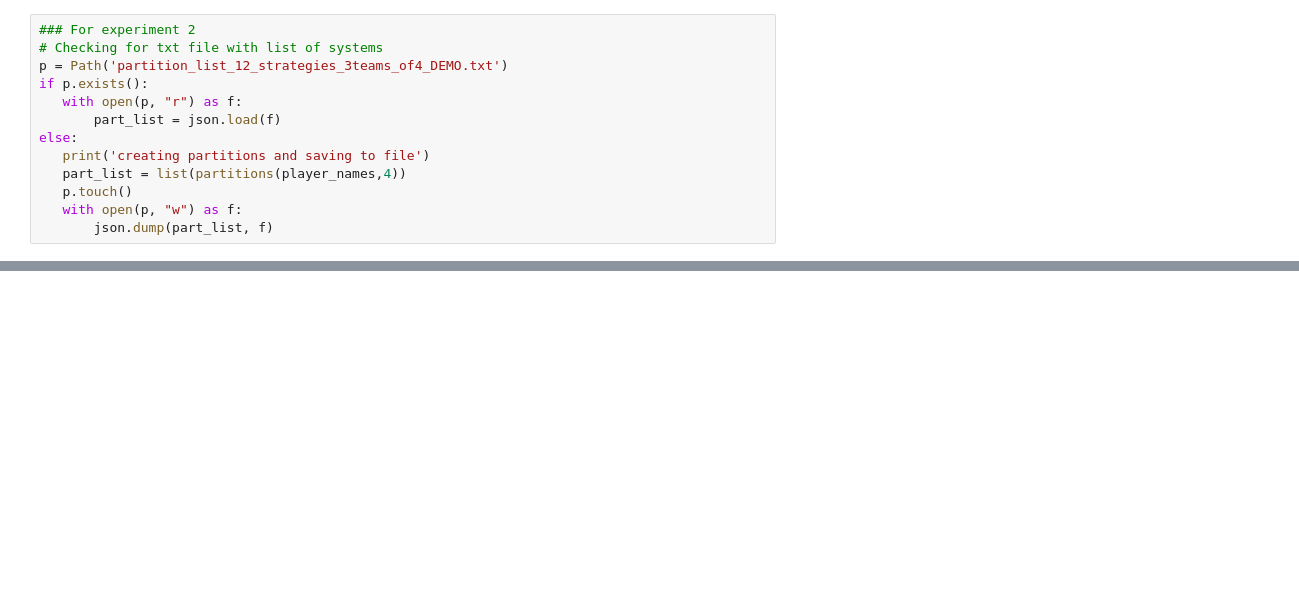
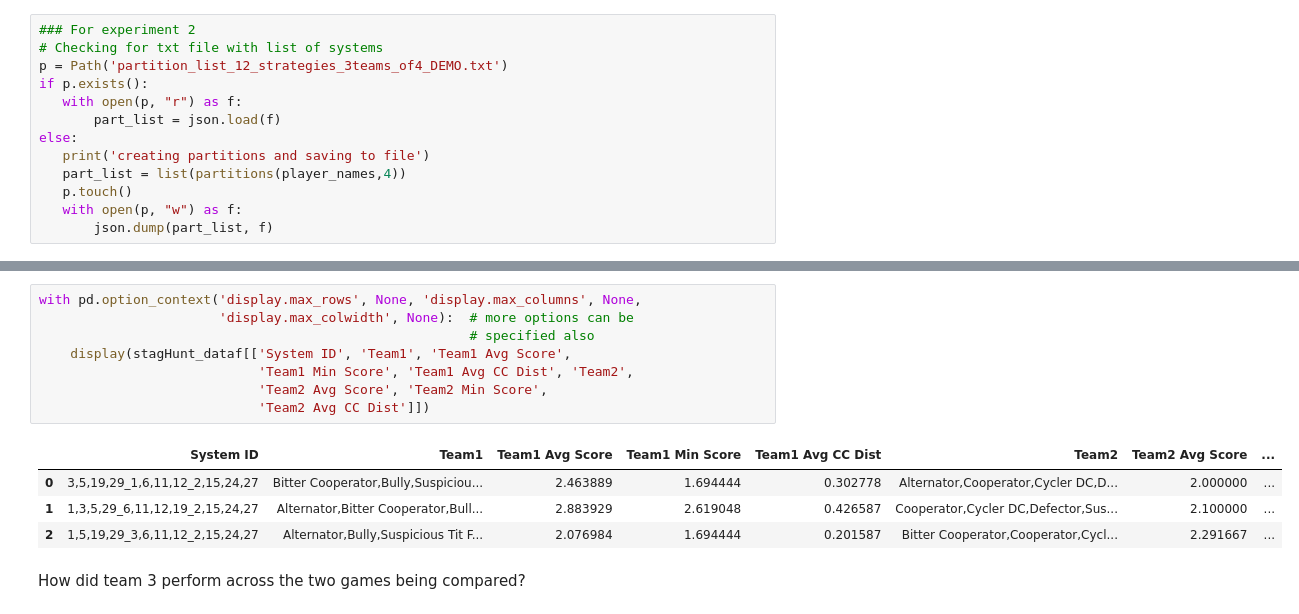
Before and after one commit to fatemehghaffari/PrisonersDilemma, a Jupyter notebook: DeterministicStrategyExperiments.ipynb, the cells around one changed output, grey strips where cells are left out. Drawn from its saved outputs; the diff is of its cells as text; blank space fills up the shorter version.

```diff
--- a/DeterministicStrategyExperiments.ipynb
+++ b/DeterministicStrategyExperiments.ipynb
@@ -90,0 +256,15 @@ print("--- %s seconds ---" % (time.time() - start_time))
+# %%
+with pd.option_context('display.max_rows', None, 'display.max_columns', None,
+                       'display.max_colwidth', None):  # more options can be
+                                                       # specified also
+    display(stagHunt_dataf[['System ID', 'Team1', 'Team1 Avg Score',
+                            'Team1 Min Score', 'Team1 Avg CC Dist', 'Team2',
+                            'Team2 Avg Score', 'Team2 Min Score',
+                            'Team2 Avg CC Dist']])
+# %% [output]
+|  | System ID | Team1 | Team1 Avg Score | Team1 Min Score | Team1 Avg CC Dist | Team2 | Team2 Avg Score | ... |
+| 0 | 3,5,19,29_1,6,11,12_2,15,24,27 | Bitter Cooperator,Bully,Suspiciou... | 2.463889 | 1.694444 | 0.302778 | Alternator,Cooperator,Cycler DC,D... | 2.000000 | ... |
+| 1 | 1,3,5,29_6,11,12,19_2,15,24,27 | Alternator,Bitter Cooperator,Bull... | 2.883929 | 2.619048 | 0.426587 | Cooperator,Cycler DC,Defector,Sus... | 2.100000 | ... |
+| 2 | 1,5,19,29_3,6,11,12_2,15,24,27 | Alternator,Bully,Suspicious Tit F... | 2.076984 | 1.694444 | 0.201587 | Bitter Cooperator,Cooperator,Cycl... | 2.291667 | ... |
+# %% [markdown]
+How did team 3 perform across the two games being compared?
```
Also changed, not shown: parts of 27 cells of this notebook.
